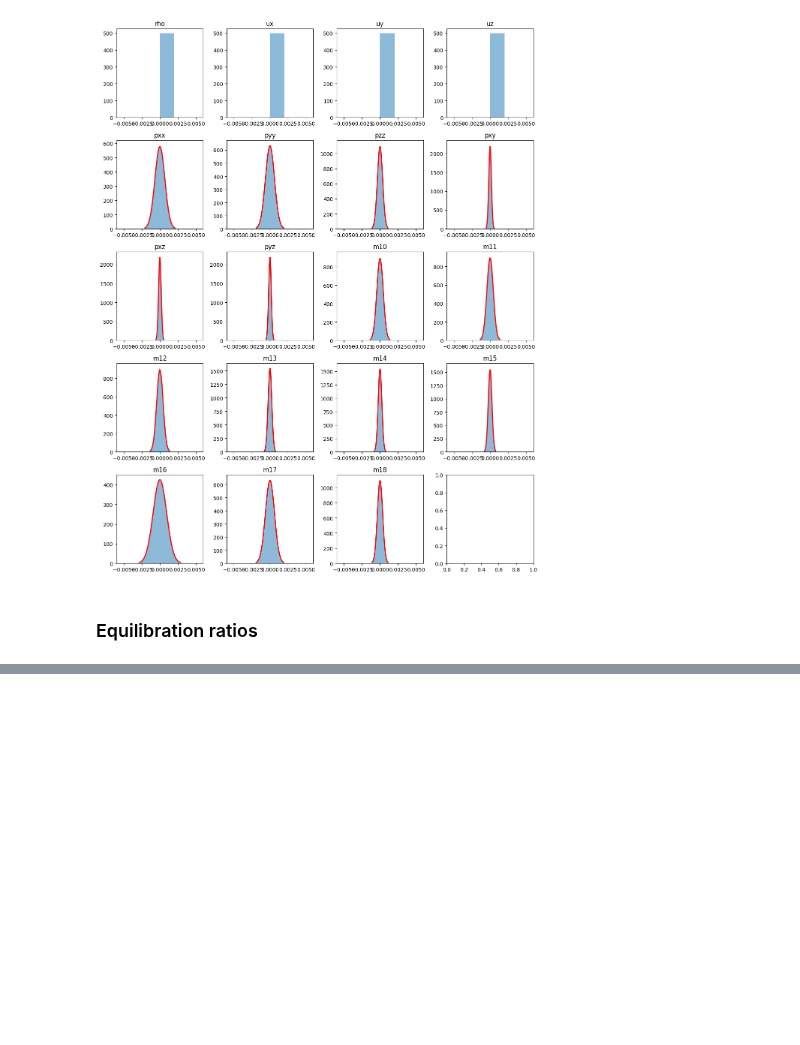
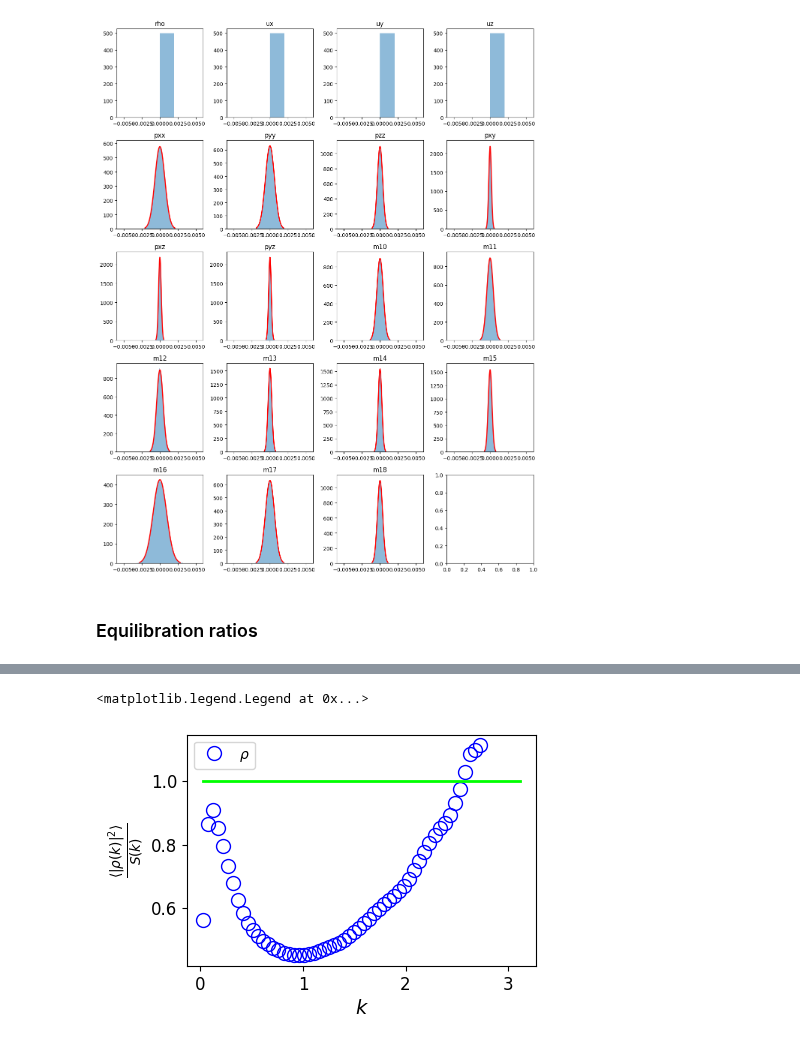
Before and after one commit to uschille/LBMeX, a Jupyter notebook: src_lbm/gross_validation/gross_validation.ipynb, the cells around one changed output, grey strips where cells are left out. Cells and saved outputs as stored; diff of their text form; code cells hidden in the pictures; blank space fills up the shorter version.

```diff
--- a/src_lbm/gross_validation/gross_validation.ipynb
+++ b/src_lbm/gross_validation/gross_validation.ipynb
@@ -851 +844,59 @@ yt : [INFO     ] 2024-07-17 17:17:24,083 Parameters: domain_right_edge         =
+# %%
+def spherically_averaged_structure_factor(S, binned=True):
+    # L = np.min(np.shape(phi))
+    L = min(S.shape)
+    freqs = fft.fftshift(fft.fftfreq(L))
+    # freqs = fft.fftfreq(L)
+    kx, ky, kz = np.meshgrid(*tuple([np.pi*freqs for L in [L, L, L]]), indexing='ij')
+    k = np.stack([kx, ky, kz], axis = -1)
+    # k = np.stack(np.meshgrid(*tuple([2*np.pi*fft.fftfreq(L) for L in phi.shape]), indexing='ij'), axis=-1)
+    k1 = np.linalg.norm(k, axis=-1).flatten()
+    S1 = S.flatten()
+    S1 *= cs2k(kx, ky, kz).flatten()
+    kmin = 2*np.pi/L # sampling frequency
+    where = np.s_[:]#np.where(k1<=kmax)
+    if not binned:
+        ku, inv, counts = np.unique(k1[where], return_inverse=True, return_counts=True)
+        sums = np.zeros(len(ku), dtype=S1.dtype)
+        np.add.at(sums, inv, S1[where])
+        return ku, sums/counts
+    else:
+        bins = np.arange(L//2+1)*kmin # kmax+1 for bin_edges: len(bins)=len(hist)+1
+        shells = np.histogram(k1[where], bins, weights=S1[where])[0]
+        counts = np.histogram(k1[where], bins)[0]
+        return (bins[:-1]+bins[1:])/2, shells/counts
+
+data = [np.array(ad[('boxlib', 'struct_fact_rho_rho')]).reshape(L, L, L)]
+
+# x, y = spherically_averaged_structure_factor(data[0], binned=True)
+
+ar = 1.5
+sz = 3
+fig, ax = plt.subplots(1, 1, figsize = (sz*ar, sz))
+
+
+colors = ['b', "r", "k"]
+markers = ["o", "s", '^']
+labels = [r"$\rho$"]
+
+rho_scale = lambda a, c: a*c
+
+for d in data:
+        x, y = spherically_averaged_structure_factor(data[0], binned=True)
+        ax.plot(x, y,
+                marker = markers[0], color = colors[0],
+                markerfacecolor = "None", markersize = 10,
+                linestyle = "None", label = labels[0])
+
+ax.plot(x, [1]*x.size, 'lime', lw = 2)
+
+ax.set_xlabel(r"$k$", fontsize = 14)
+ax.set_ylabel(r"$\frac{ \langle | \rho(k) | ^2 \rangle }{S(k)}$", fontsize = 14)
+
+ax.tick_params(axis='both', which='major', labelsize=12)
+ax.tick_params(axis='both', which='minor', labelsize=10)
+ax.legend()
+# %% [output]
+<matplotlib.legend.Legend at 0x...>
+[figure, added]
 # %%
```
Also changed, not shown: parts of 28 cells of this notebook, 2 other files.
